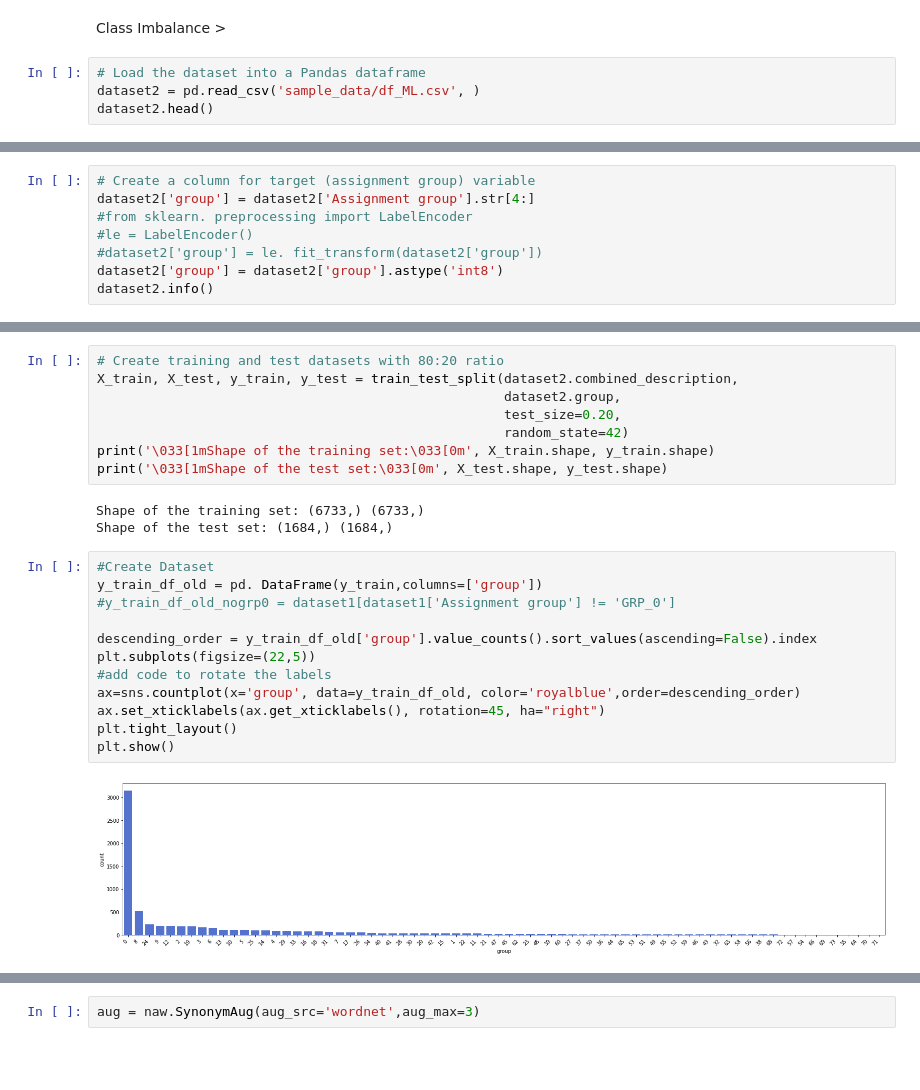
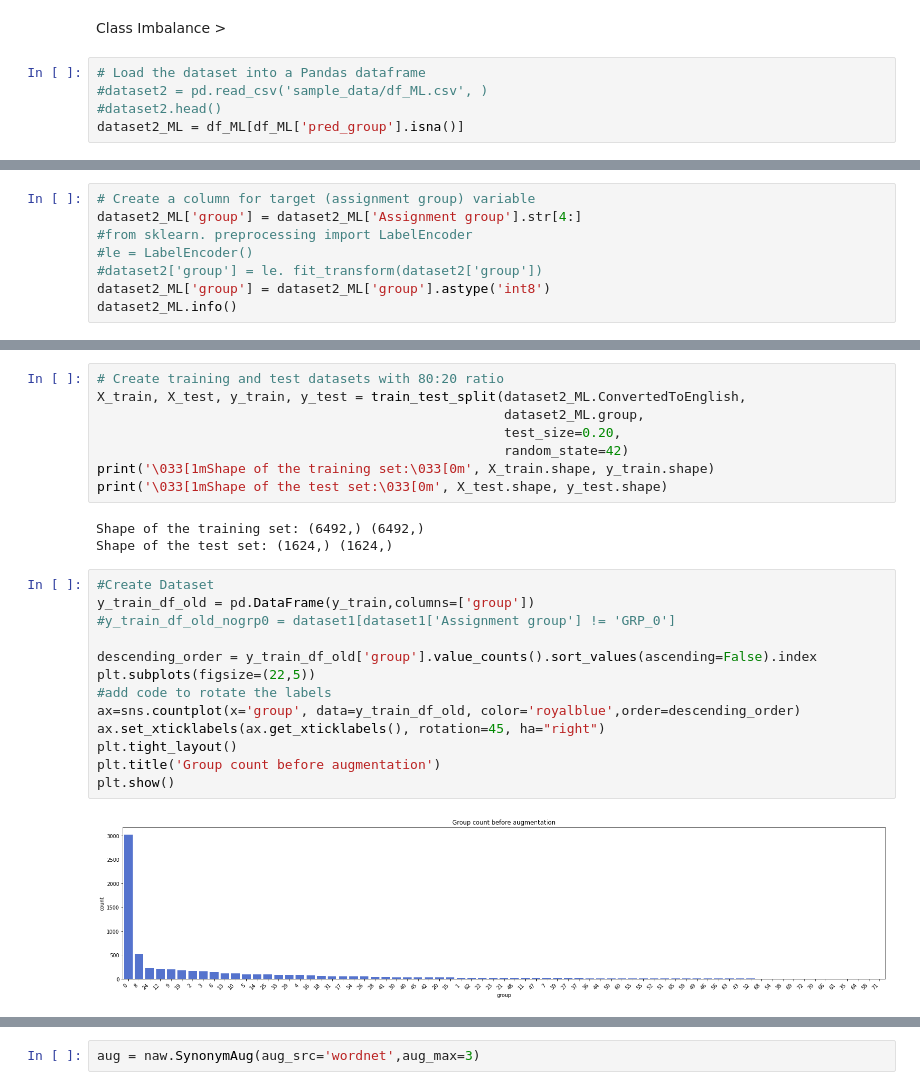
Before and after one commit to pbhuch/GL_DecA_G4_NLP1, a Jupyter notebook: GL_DecA_G4_NLP1.ipynb, the cells around one changed output, grey strips where cells are left out. Drawn from its saved outputs; the diff is of its cells as text; blank space fills up the shorter version.

```diff
--- a/GL_DecA_G4_NLP1.ipynb
+++ b/GL_DecA_G4_NLP1.ipynb
@@ -1297,5 +1280,6 @@ df_DL.to_csv("df_DL")
 Class Imbalance >
 # %%
 # Load the dataset into a Pandas dataframe
-dataset2 = pd.read_csv('sample_data/df_ML.csv', )
-dataset2.head()
+#dataset2 = pd.read_csv('sample_data/df_ML.csv', )
+#dataset2.head()
+dataset2_ML = df_ML[df_ML['pred_group'].isna()]
@@ -1309,10 +1302,10 @@ dataset2.head()
 # %%
 # Create a column for target (assignment group) variable
-dataset2['group'] = dataset2['Assignment group'].str[4:]
+dataset2_ML['group'] = dataset2_ML['Assignment group'].str[4:]
 #from sklearn. preprocessing import LabelEncoder
 #le = LabelEncoder()
 #dataset2['group'] = le. fit_transform(dataset2['group'])
-dataset2['group'] = dataset2['group'].astype('int8')
-dataset2.info()
+dataset2_ML['group'] = dataset2_ML['group'].astype('int8')
+dataset2_ML.info()
 # %% [output]
 <class 'pandas.core.frame.DataFrame'>
@@ -1342,28 +1334,29 @@ dataset2.tail()
 # %%
 # Create training and test datasets with 80:20 ratio
-X_train, X_test, y_train, y_test = train_test_split(dataset2.combined_description,
-                                                    dataset2.group,
+X_train, X_test, y_train, y_test = train_test_split(dataset2_ML.ConvertedToEnglish,
+                                                    dataset2_ML.group,
                                                     test_size=0.20,
                                                     random_state=42)
 print('\033[1mShape of the training set:\033[0m', X_train.shape, y_train.shape)
 print('\033[1mShape of the test set:\033[0m', X_test.shape, y_test.shape)
 # %% [output]
-Shape of the training set: (6733,) (6733,)
-Shape of the test set: (1684,) (1684,)
+Shape of the training set: (6492,) (6492,)
+Shape of the test set: (1624,) (1624,)
 # %%
 #Create Dataset
-y_train_df_old = pd. DataFrame(y_train,columns=['group'])
+y_train_df_old = pd.DataFrame(y_train,columns=['group'])
 #y_train_df_old_nogrp0 = dataset1[dataset1['Assignment group'] != 'GRP_0']
 
 descending_order = y_train_df_old['group'].value_counts().sort_values(ascending=False).index
 plt.subplots(figsize=(22,5))
 #add code to rotate the labels
 ax=sns.countplot(x='group', data=y_train_df_old, color='royalblue',order=descending_order)
 ax.set_xticklabels(ax.get_xticklabels(), rotation=45, ha="right")
 plt.tight_layout()
+plt.title('Group count before augmentation')
 plt.show()
 # %% [output]
-[figure, old version]
+[figure, new version]
 # %%
 #Create Dataset for 'others' i.e all groups which is not part of GRP_0
 #y_train_df_old = pd. DataFrame(y_train,columns=['group'])
```
Also changed, not shown: parts of 57 cells of this notebook.
